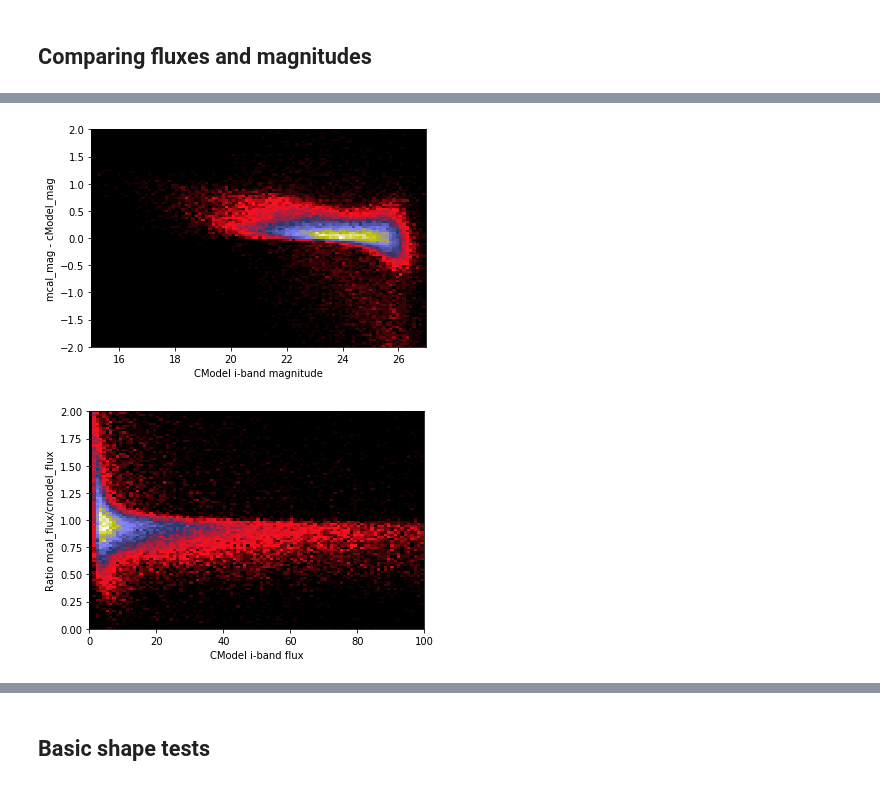
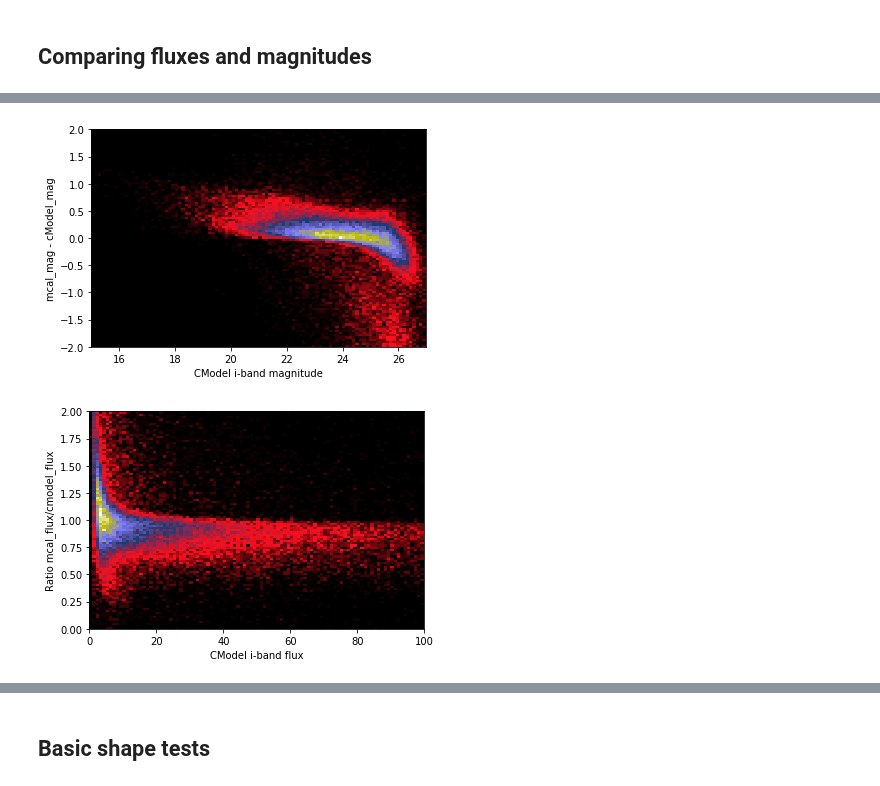
Before and after one commit to LSSTDESC/DC2-analysis, a Jupyter notebook: validation/Run_1.2i_metacal_tests.ipynb, the cells around one changed output, grey strips where cells are left out. Saved outputs shown, nothing was run; the diff lists cells and outputs as text; code cells hidden in the pictures.

```diff
--- a/validation/Run_1.2i_metacal_tests.ipynb
+++ b/validation/Run_1.2i_metacal_tests.ipynb
@@ -50,12 +103,16 @@ xlabel('z-mag');
 # %%
+mask = catalog['clean'] & (catalog['mcal_flags'] == 0) # Apply some quality cuts, although I guess to be rigorous we shouldn't apply the clean flag here
+mask &= catalog['mcal_s2n'] > 10
+mask &= catalog['mcal_T'] / catalog['mcal_T_psf'] > 0.5
+
 hist2d(catalog['mag_i_cModel'][mask], catalog['mcal_mag_i'][mask]  -  catalog['mag_i_cModel'][mask], 100,range=[[15,27], [-2,2]], cmap='gist_stern');
 xlabel('CModel i-band magnitude');
 ylabel('mcal_mag - cModel_mag');
 # %% [output]
-[figure, old version]
+[figure, new version]
 # %%
 hist2d(catalog['modelfit_CModel_instFlux'][mask], catalog['mcal_flux_i'][mask] / catalog['modelfit_CModel_instFlux'][mask], 100,range=[[0,100], [0,2]], cmap='gist_stern');
 xlabel('CModel i-band flux');
 ylabel('Ratio mcal_flux/cmodel_flux');
 # %% [output]
-[figure, old version]
+[figure, new version]
```
Also changed, not shown: parts of 19 cells of this notebook.
